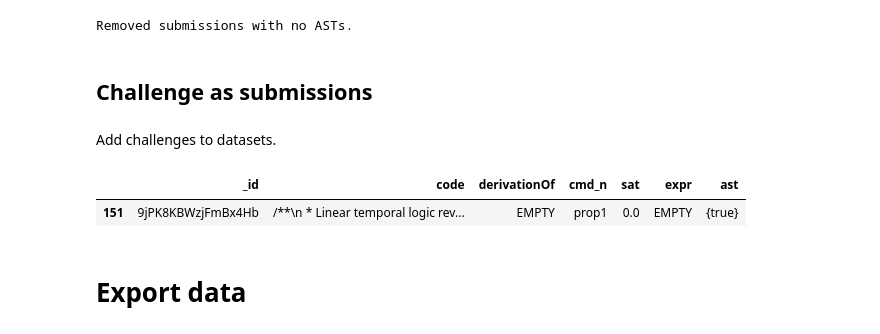
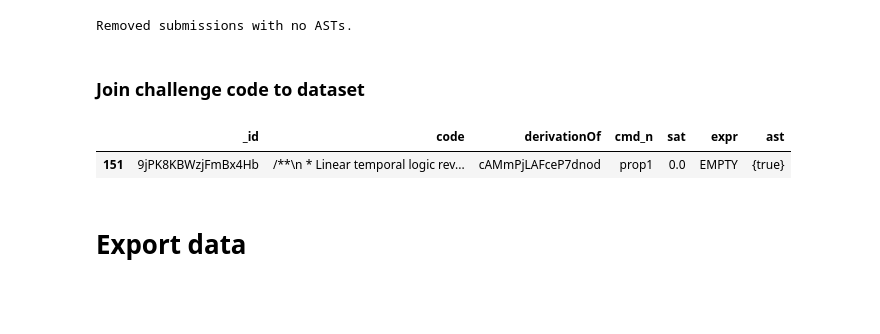
Before and after one commit to anaines14/HiGenA, a Jupyter notebook: data_preparation/notebook.ipynb, the cells around one changed output. Saved outputs shown, nothing was run; the diff lists cells and outputs as text; code cells hidden in the pictures; blank space fills up the shorter version.

```diff
--- a/data_preparation/notebook.ipynb
+++ b/data_preparation/notebook.ipynb
@@ -121,7 +145,7 @@ def logDrop(id, reason):
     # challenge: id of the challenge
     # error: error message
     # expr: expression that failed
-    file = open("data/badSubmissions/drops.txt", "a")
+    file = open("data/drops.txt", "a")
     file.write("DROPPED " + id + " FOR " + reason + "\n")
     file.close()
 
@@ -151,7 +175,7 @@ def dropNulls(dict, col):
     # dict: dictionary of dataframes
     # return: dataframe with rows with col null removed
 
-    for df in dict.values():
+    for challengeID, df in dict.items():
         # Filter rows with col= null
         nullDF = df[df[col].isnull()]
         # Short circuit derivations
@@ -635,53 +662,39 @@ def removeEmptyASTs(allDfs):
 allDfs = removeEmptyASTs(allDfs)
 # %% [output]
 Removed submissions with no ASTs.
-# %% [markdown]
-## Challenge as submissions
-# %% [markdown]
-Add challenges to datasets.
+# %% [markdown]
+### Join challenge code to dataset
 # %%
-def getCodeFromFile(challengeID):
-    # Get the code from a file
-    # challengeID: ID of the challenge
-    # return: string with the code
+def addChallengeRows(allDfs, challengeRows):
+    # Add the challenge rows
+    # allDfs: dictionary of dataframes for each challenge and each predicate
+    # challengeRows: dictionary of challenge rows
+    # return: dictionary of dataframes for each challenge and each predicate with the challenge rows
 
-    # Set file path
-    file = "data/challenges/" + challengeID + ".als"
-    # Read file
-    with open(file, "r") as f:
-        code = f.read()
-
-    return code
-
-def addChallenges(allDfs):
-    # Add the challenges to the dataframes
-    # allDfs: dictionary of dataframes for each challenge and each predicate
-    # return: allDfs with the challenges added
-
-    for challenge, preds in allDfs.items():
-        # Create the challenge submission
-        challengeSubmission = pd.DataFrame({
-            "_id": [challenge],
-            "code": [getCodeFromFile(challenge)],
-            "derivationOf": ["EMPTY"],
-            "sat": [0.0],
-            "expr": ["EMPTY"],
-            "ast": ["{true}"],
-        })
-        for pred, df in preds.items():
-            challengeSubmission["cmd_n"] = [pred]
-            allDfs[challenge][pred] = pd.concat([df, challengeSubmission], ignore_index=True)
+    # Iterate over the challenges
+    for challenge, cmdDfs in allDfs.items():
+        # Get the challenge row and set its fields
+        chalRow = challengeRows[challenge]
+        chalRow["sat"] = [0.0]
+        chalRow["expr"] = ["EMPTY"]
+        chalRow["ast"] = ["{true}"]
+        # Iterate over the submission for each command
+        for cmd, df in cmdDfs.items():
+            chalRow["cmd_n"] = [cmd] # Set the command
+            # Concatenate the challenge row with the dataframe
+            allDfs[challenge][cmd] = pd.concat([df, chalRow], ignore_index=True)
 
     return allDfs
 
-allDfs = addChallenges(allDfs)
+# Add the challenge rows
+allDfs = addChallengeRows(allDfs, challengeRows)
 
 # Check
 df = allDfs["9jPK8KBWzjFmBx4Hb"]["prop1"]
 df[df["_id"] == "9jPK8KBWzjFmBx4Hb"].head()
 # %% [output]
 |  | _id | code | derivationOf | cmd_n | sat | expr | ast |
-| 151 | 9jPK8KBWzjFmBx4Hb | /**\n * Linear temporal logic rev... | EMPTY | prop1 | 0.0 | EMPTY | {true} |
+| 151 | 9jPK8KBWzjFmBx4Hb | /**\n * Linear temporal logic rev... | cAMmPjLAFceP7dnod | prop1 | 0.0 | EMPTY | {true} |
 # %% [markdown]
 # Export data
 # %%
```
Also changed, not shown: parts of 15 cells of this notebook.
